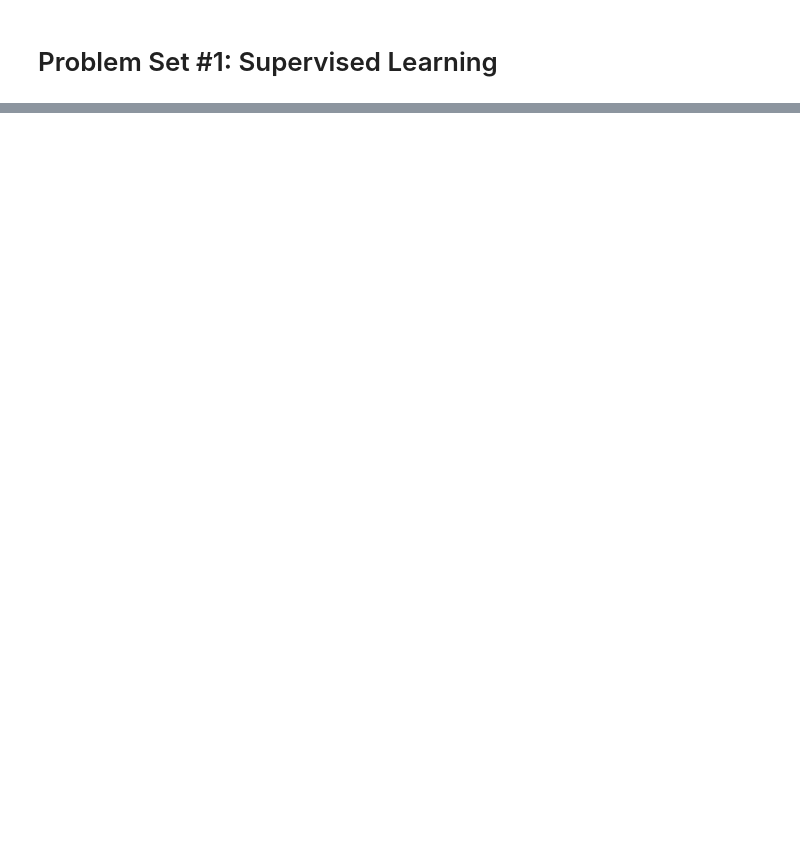
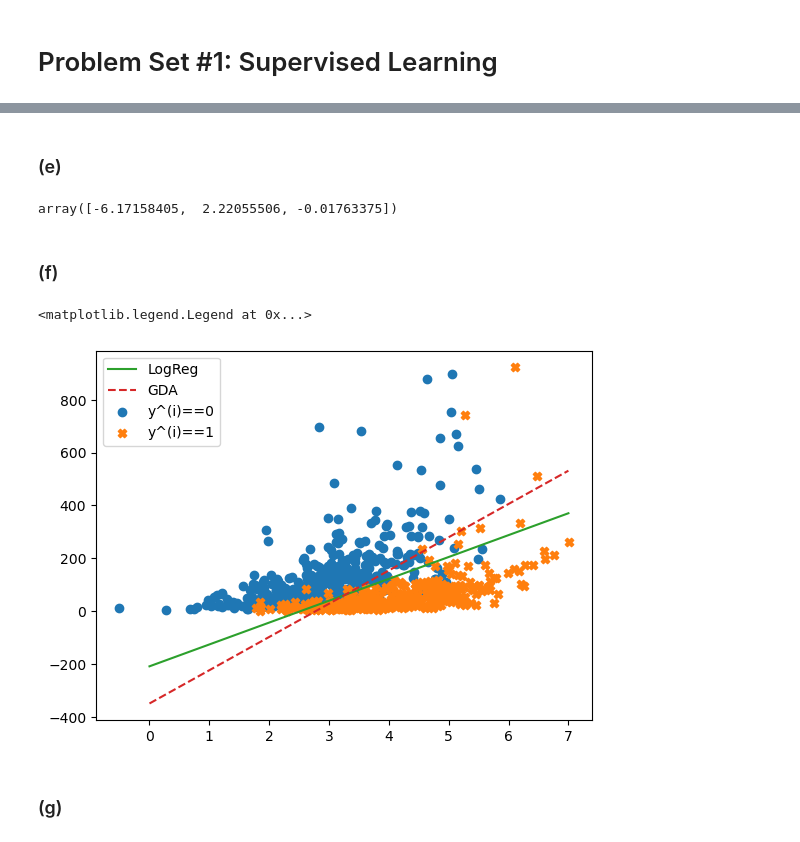
Before and after one commit to hzzhughes/cs229_notes, a Jupyter notebook: stanford-notes/problem-sets/PS1/my_solution.ipynb, the cells around one changed output, grey strips where cells are left out. Drawn from its saved outputs; the diff is of its cells as text; code cells hidden in the pictures; blank space fills up the shorter version.

```diff
--- a/stanford-notes/problem-sets/PS1/my_solution.ipynb
+++ b/stanford-notes/problem-sets/PS1/my_solution.ipynb
@@ -46,3 +50,51 @@ $$
 \end{align*}
 $$
 Through which we are able to gain the MLE of this problem under n=1
+# %% [markdown]
+### (e)
+# %%
+import src.util as util
+x_train,y_train = util.load_dataset('/Users/apple/Documents/Opencourses/CS229-fall-2018/stanford-notes/problem-sets/PS1/data/ds1_train.csv', add_intercept=False)
+# %%
+import sys
+sys.path.append('src')
+from src.p01e_gda import GDA
+clf_1=GDA()
+clf_1.fit(x_train,y_train)
+clf_1.theta
+# %% [output]
+array([-6.17158405,  2.22055506, -0.01763375])
+# %% [markdown]
+### (f)
+# %%
+import matplotlib.pyplot as plt
+import numpy as np
+import sys
+sys.path.append('src')
+from src import util
+from src.p01b_logreg import LogisticRegression
+from src.p01e_gda import GDA
+train_path='data/ds1_train.csv'
+x_train, y_train = util.load_dataset(train_path, add_intercept=True)
+
+x=np.linspace(0,7)
+clf_0=LogisticRegression()
+clf_0.fit(x_train,y_train)
+theta=clf_0.theta
+y0=-(x*theta[1]+theta[0])/theta[2]
+
+clf_1=GDA()
+clf_1.fit(x_train[:,1:],y_train)
+theta=clf_1.theta
+y1=-(x*theta[1]+theta[0])/theta[2]
+# %%
+plt.scatter(x_train[y_train==0][:,1],x_train[y_train==0][:,2],marker='o')
+plt.scatter(x_train[y_train==1][:,1],x_train[y_train==1][:,2],marker='X')
+plt.plot(x,y0,'C2')
+plt.plot(x,y1,'C3--')
+plt.legend(['LogReg','GDA','y^(i)==0','y^(i)==1',])
+# %% [output]
+<matplotlib.legend.Legend at 0x...>
+[figure, added]
+# %% [markdown]
+### (g)
```
Also changed, not shown: parts of 39 cells of this notebook, 8 other files.
